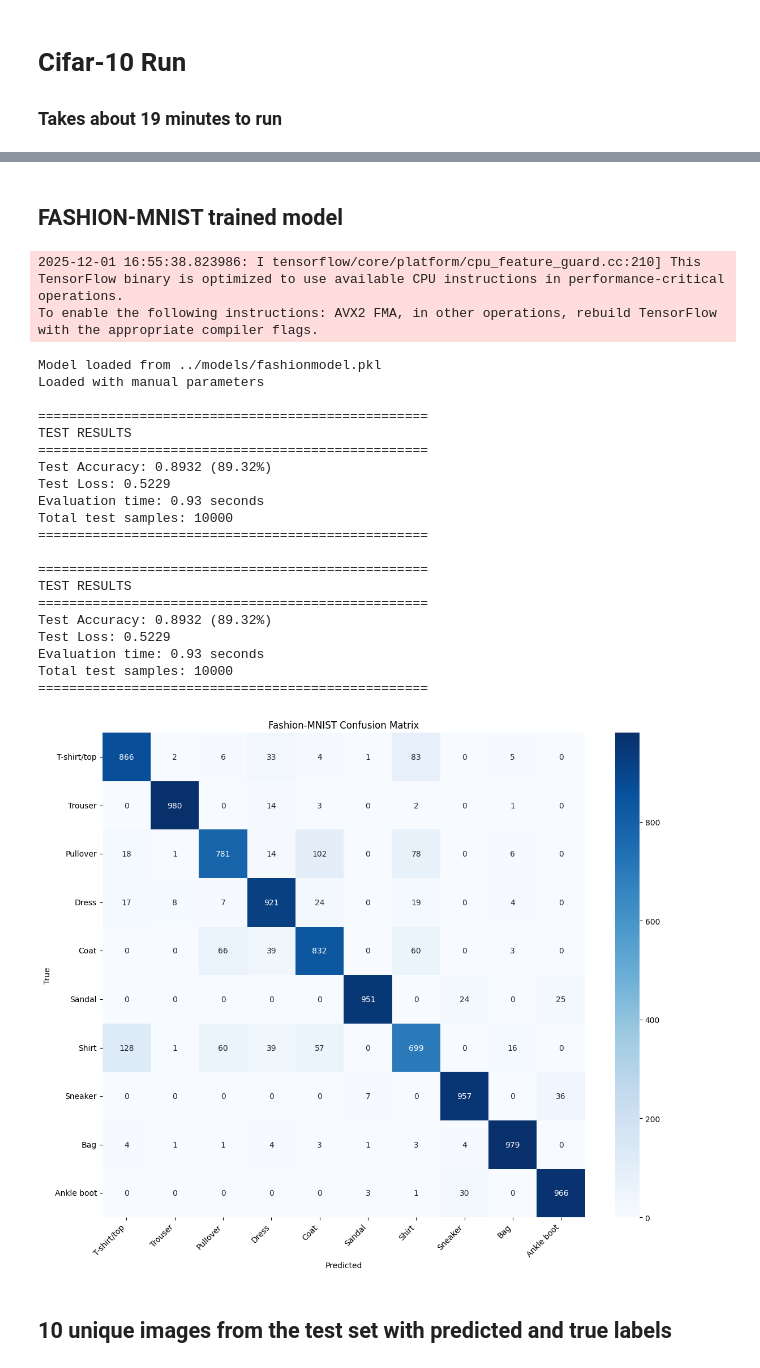
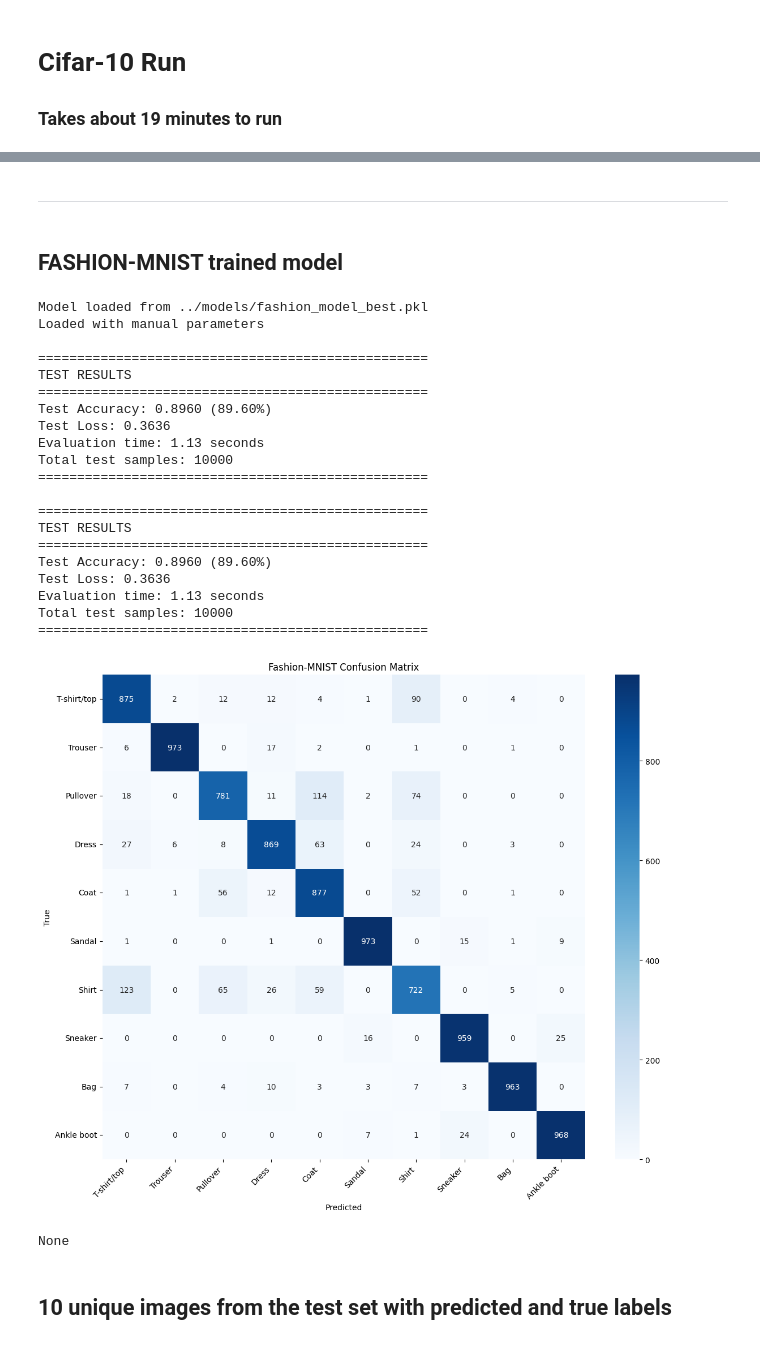
Before and after one commit to wkandersen/02456-deep-learning-group-68, a Jupyter notebook: src/notebook.ipynb, the cells around one changed output, grey strips where cells are left out. Saved outputs shown, nothing was run; the diff lists cells and outputs as text; code cells hidden in the pictures.

Commit message:
new results

```diff
--- a/src/notebook.ipynb
+++ b/src/notebook.ipynb
@@ -147,47 +111,48 @@ Test accuracy: 0.5546
+# %% [markdown]
+-----------------------------
 # %% [markdown]
 ## FASHION-MNIST trained model
 # %%
 # Import and reload the updated model
 import numpy as np
 np.random.seed(42)
 
 
 from model_cifar_10 import FFNN
 from types import SimpleNamespace
 from test_fashion_10 import test_model as fashion_test
 
 # Load the model directly
 
 fashion_test(args=SimpleNamespace(
-    model_path='../models/fashionmodel.pkl',
+    model_path='../models/fashion_model_best.pkl',
     output_dir='test_results',
     batch_size=1000,
-    standardize=False,
+    standardize=True,
     confusion_matrix=True))
 # %% [output]
-2025-12-01 16:55:38.823986: I tensorflow/core/platform/cpu_feature_guard.cc:210] This TensorFlow binary is optimized to use available CPU instructions in performance-critical operations.
-To enable the following instructions: AVX2 FMA, in other operations, rebuild TensorFlow with the appropriate compiler flags.
+Model loaded from ../models/fashion_model_best.pkl
+Loaded with manual parameters
+
+==================================================
+TEST RESULTS
+==================================================
+Test Accuracy: 0.8960 (89.60%)
+Test Loss: 0.3636
+Evaluation time: 1.13 seconds
+Total test samples: 10000
+==================================================
+
+==================================================
+TEST RESULTS
+==================================================
+Test Accuracy: 0.8960 (89.60%)
+Test Loss: 0.3636
+Evaluation time: 1.13 seconds
+Total test samples: 10000
+==================================================
+[figure]
-Model loaded from ../models/fashionmodel.pkl
-Loaded with manual parameters
-
-==================================================
-TEST RESULTS
-==================================================
-Test Accuracy: 0.8932 (89.32%)
-Test Loss: 0.5229
-Evaluation time: 0.93 seconds
-Total test samples: 10000
-==================================================
-
-==================================================
-TEST RESULTS
-==================================================
-Test Accuracy: 0.8932 (89.32%)
-Test Loss: 0.5229
-Evaluation time: 0.93 seconds
-Total test samples: 10000
-==================================================
+None
-[figure]
 # %% [markdown]
 ## 10 unique images from the test set with predicted and true labels
 # %%
```
Also changed, not shown: parts of 4 cells of this notebook, 5 other files.
